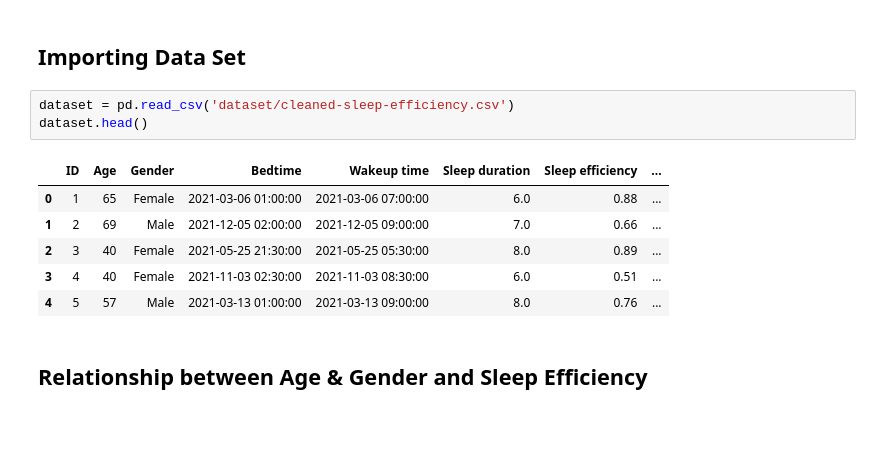
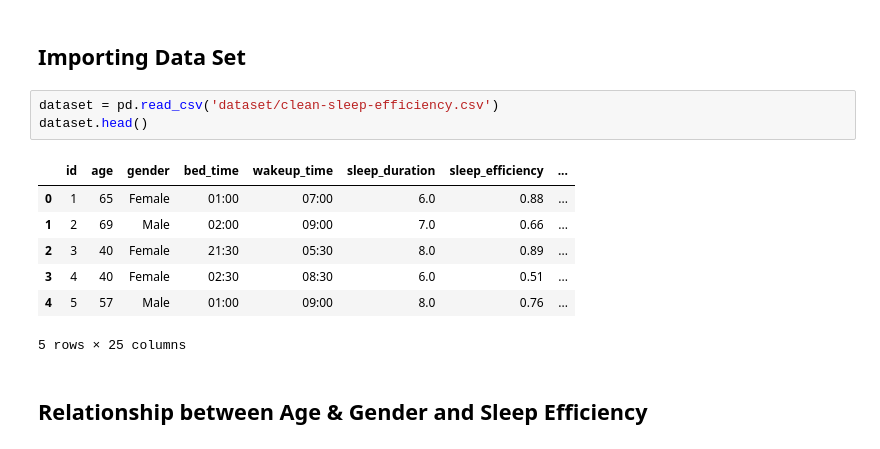
Before and after one commit to JeremyCEY/DSAI-Project, a Jupyter notebook: eda.ipynb, the cells around one changed output. Drawn from its saved outputs; the diff is of its cells as text.

```diff
--- a/eda.ipynb
+++ b/eda.ipynb
@@ -9,15 +9,16 @@ from matplotlib.cbook import boxplot_stats
 # %% [markdown]
 ## Importing Data Set
 # %%
-dataset = pd.read_csv('dataset/cleaned-sleep-efficiency.csv')
+dataset = pd.read_csv('dataset/clean-sleep-efficiency.csv')
 dataset.head()
 # %% [output]
-|  | ID | Age | Gender | Bedtime | Wakeup time | Sleep duration | Sleep efficiency | ... |
-| 0 | 1 | 65 | Female | 2021-03-06 01:00:00 | 2021-03-06 07:00:00 | 6.0 | 0.88 | ... |
-| 1 | 2 | 69 | Male | 2021-12-05 02:00:00 | 2021-12-05 09:00:00 | 7.0 | 0.66 | ... |
-| 2 | 3 | 40 | Female | 2021-05-25 21:30:00 | 2021-05-25 05:30:00 | 8.0 | 0.89 | ... |
-| 3 | 4 | 40 | Female | 2021-11-03 02:30:00 | 2021-11-03 08:30:00 | 6.0 | 0.51 | ... |
-| 4 | 5 | 57 | Male | 2021-03-13 01:00:00 | 2021-03-13 09:00:00 | 8.0 | 0.76 | ... |
+|  | id | age | gender | bed_time | wakeup_time | sleep_duration | sleep_efficiency | ... |
+| 0 | 1 | 65 | Female | 01:00 | 07:00 | 6.0 | 0.88 | ... |
+| 1 | 2 | 69 | Male | 02:00 | 09:00 | 7.0 | 0.66 | ... |
+| 2 | 3 | 40 | Female | 21:30 | 05:30 | 8.0 | 0.89 | ... |
+| 3 | 4 | 40 | Female | 02:30 | 08:30 | 6.0 | 0.51 | ... |
+| 4 | 5 | 57 | Male | 01:00 | 09:00 | 8.0 | 0.76 | ... |
+5 rows × 25 columns
 # %% [markdown]
 ## Relationship between Age & Gender and Sleep Efficiency
 # %%
```
Also changed, not shown: parts of 5 cells of this notebook, 2 other files.
